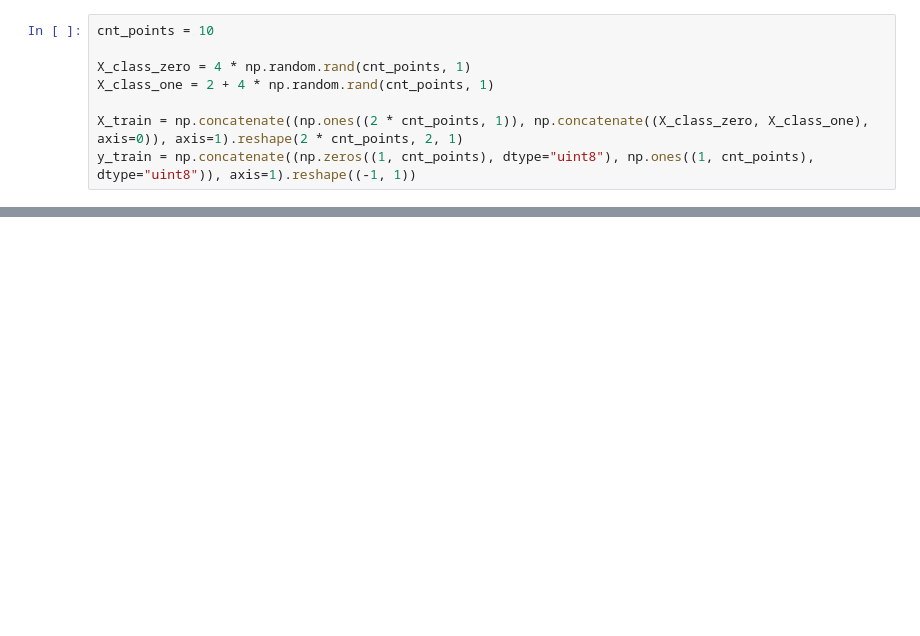
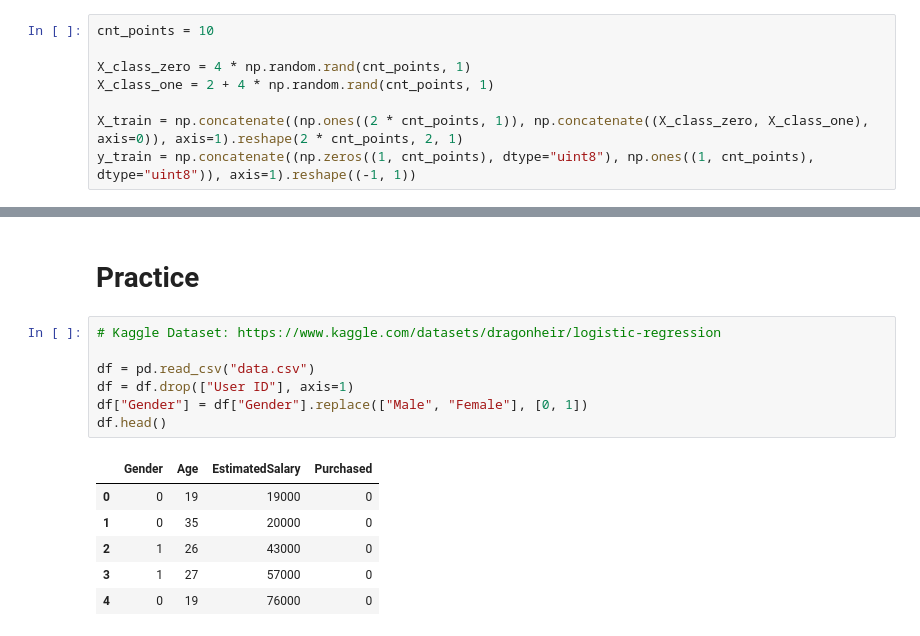
Before and after one commit to xbaotg/LearningML, a Jupyter notebook: Algorithms/LogisticRegression/main.ipynb, the cells around one changed output, grey strips where cells are left out. Drawn from its saved outputs; the diff is of its cells as text; blank space fills up the shorter version.

```diff
--- a/Algorithms/LogisticRegression/main.ipynb
+++ b/Algorithms/LogisticRegression/main.ipynb
@@ -98,0 +103,16 @@ plt.plot(x[:, 1, 0], y[:, :, 0]);
+# %% [markdown]
+# Practice
+# %%
+# Kaggle Dataset: https://www.kaggle.com/datasets/dragonheir/logistic-regression
+
+df = pd.read_csv("data.csv")
+df = df.drop(["User ID"], axis=1)
+df["Gender"] = df["Gender"].replace(["Male", "Female"], [0, 1])
+df.head()
+# %% [output]
+|  | Gender | Age | EstimatedSalary | Purchased |
+| 0 | 0 | 19 | 19000 | 0 |
+| 1 | 0 | 35 | 20000 | 0 |
+| 2 | 1 | 26 | 43000 | 0 |
+| 3 | 1 | 27 | 57000 | 0 |
+| 4 | 0 | 19 | 76000 | 0 |
```
Also changed, not shown: parts of 11 cells of this notebook.
